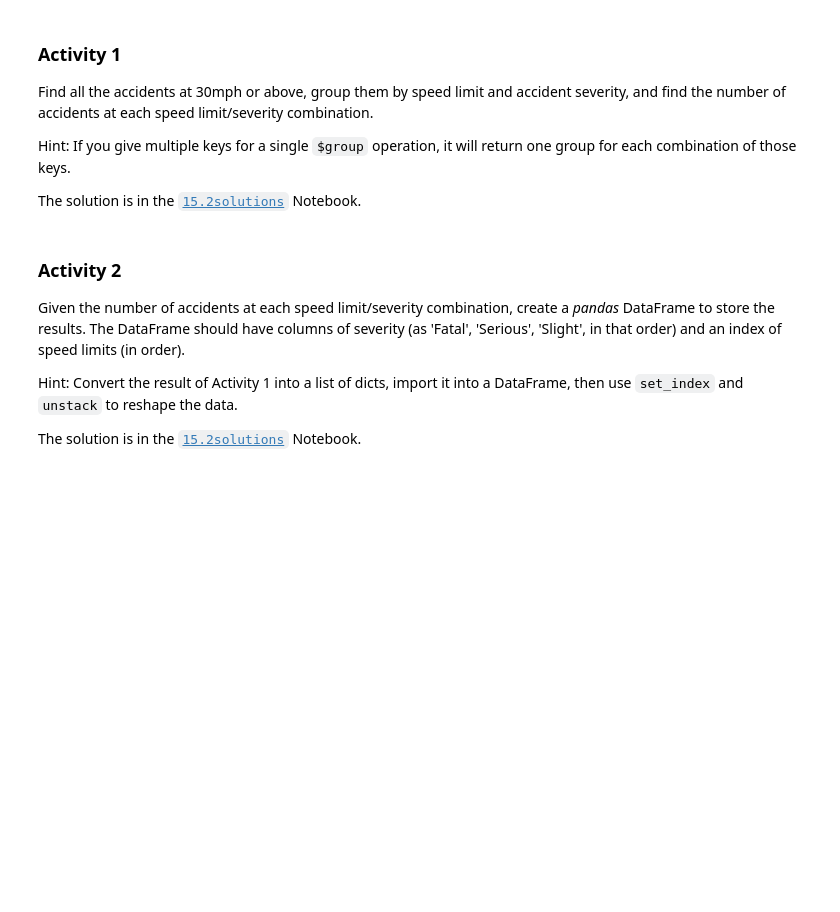
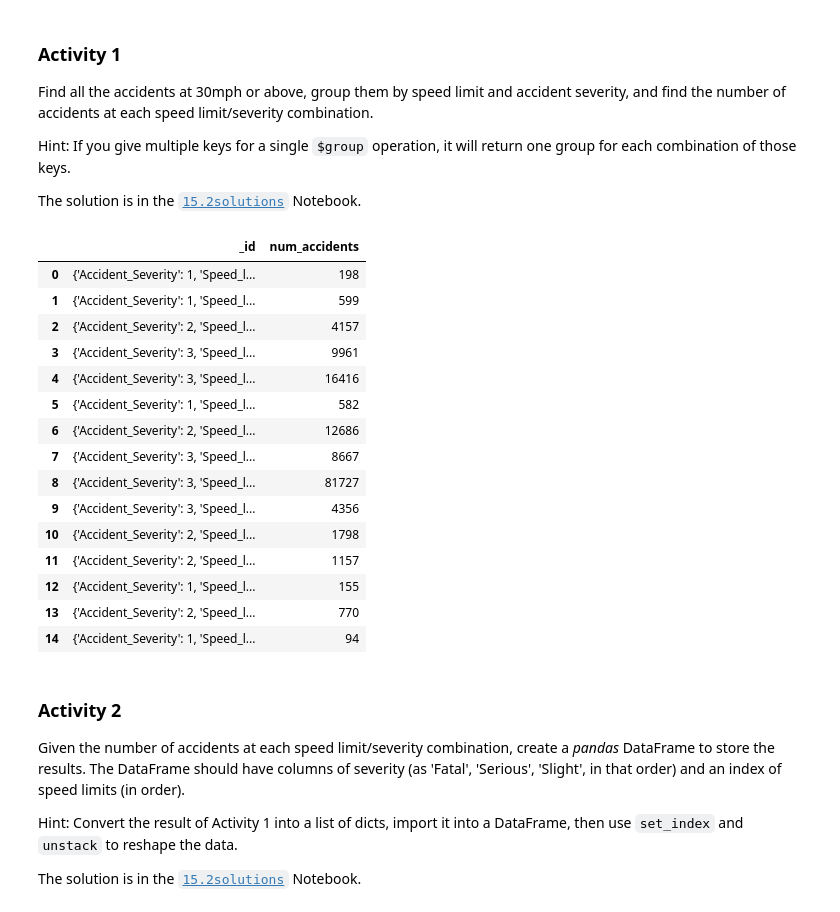
Before and after one commit to snowkuma/tm351-notebooks, a Jupyter notebook: p15/15.2 Aggregation pipeline.ipynb, the cells around one changed output. Cells and saved outputs as stored; diff of their text form; code cells hidden in the pictures; blank space fills up the shorter version.

```diff
--- a/p15/15.2 Aggregation pipeline.ipynb
+++ b/p15/15.2 Aggregation pipeline.ipynb
@@ -68,3 +80,28 @@ The solution is in the [`15.2solutions`](15.2solutions.ipynb) Notebook.
+# %%
+pipeline = [{'$match': {'Speed_limit': {'$gte': 30}}},
+            {'$group': {'_id': {'Speed_limit': '$Speed_limit',
+                                'Accident_Severity': '$Accident_Severity'},
+                       'num_accidents': {'$sum': 1}}}]
+results = list(accidents.aggregate(pipeline))
+results_df = pd.DataFrame(results)
+results_df
+# %% [output]
+|  | _id | num_accidents |
+| 0 | {'Accident_Severity': 1, 'Speed_l... | 198 |
+| 1 | {'Accident_Severity': 1, 'Speed_l... | 599 |
+| 2 | {'Accident_Severity': 2, 'Speed_l... | 4157 |
+| 3 | {'Accident_Severity': 3, 'Speed_l... | 9961 |
+| 4 | {'Accident_Severity': 3, 'Speed_l... | 16416 |
+| 5 | {'Accident_Severity': 1, 'Speed_l... | 582 |
+| 6 | {'Accident_Severity': 2, 'Speed_l... | 12686 |
+| 7 | {'Accident_Severity': 3, 'Speed_l... | 8667 |
+| 8 | {'Accident_Severity': 3, 'Speed_l... | 81727 |
+| 9 | {'Accident_Severity': 3, 'Speed_l... | 4356 |
+| 10 | {'Accident_Severity': 2, 'Speed_l... | 1798 |
+| 11 | {'Accident_Severity': 2, 'Speed_l... | 1157 |
+| 12 | {'Accident_Severity': 1, 'Speed_l... | 155 |
+| 13 | {'Accident_Severity': 2, 'Speed_l... | 770 |
+| 14 | {'Accident_Severity': 1, 'Speed_l... | 94 |
 # %% [markdown]
 ### Activity 2
 Given the number of accidents at each speed limit/severity combination, create a *pandas* DataFrame to store the results. The DataFrame should have columns of severity (as 'Fatal', 'Serious', 'Slight', in that order) and an index of speed limits (in order).
```
Also changed, not shown: parts of 12 cells of this notebook, 1 other file.
